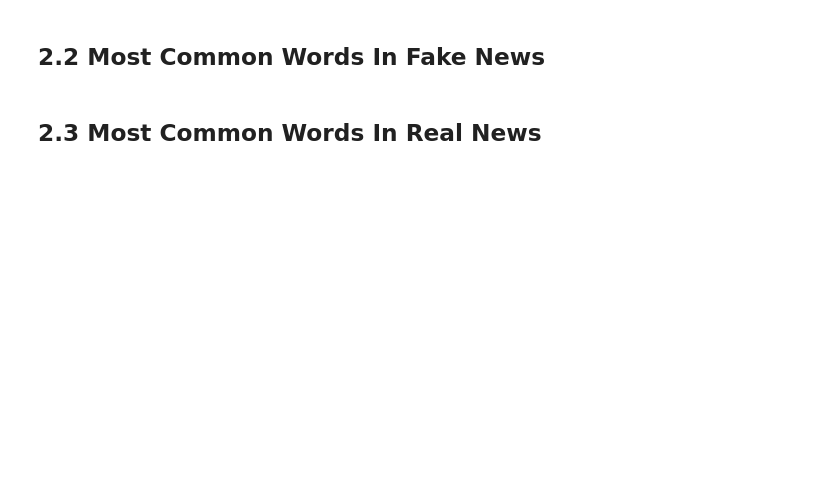
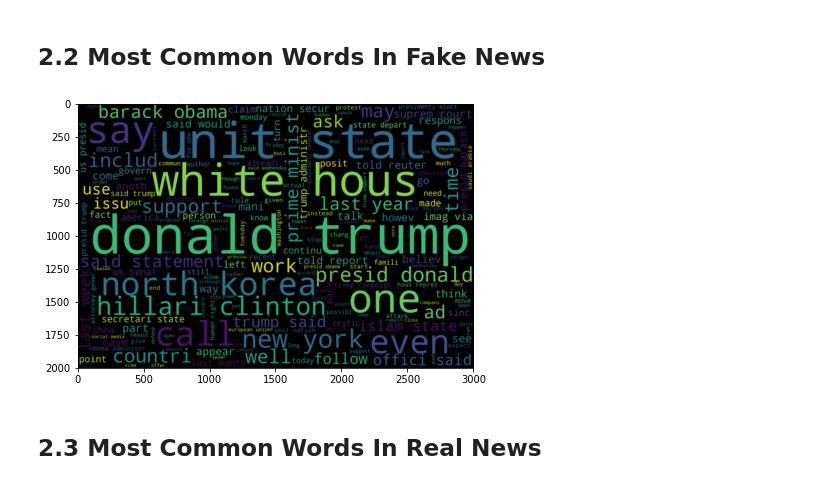
Before and after one commit to georgewillben/real_vs_fake_news, a Jupyter notebook: Exploratory Data Analysis.ipynb, the cells around one changed output. Saved outputs shown, nothing was run; the diff lists cells and outputs as text; code cells hidden in the pictures; blank space fills up the shorter version.

```diff
--- a/Exploratory Data Analysis.ipynb
+++ b/Exploratory Data Analysis.ipynb
@@ -55,2 +68,6 @@ to_wordcloud(explore[explore.real_news == 0])
+# %%
+to_wordcloud(fake_words)
+# %% [output]
+[figure, added]
 # %% [markdown]
 ## 2.3 Most Common Words In Real News
```
Also changed, not shown: parts of 24 cells of this notebook, 4 other files.
